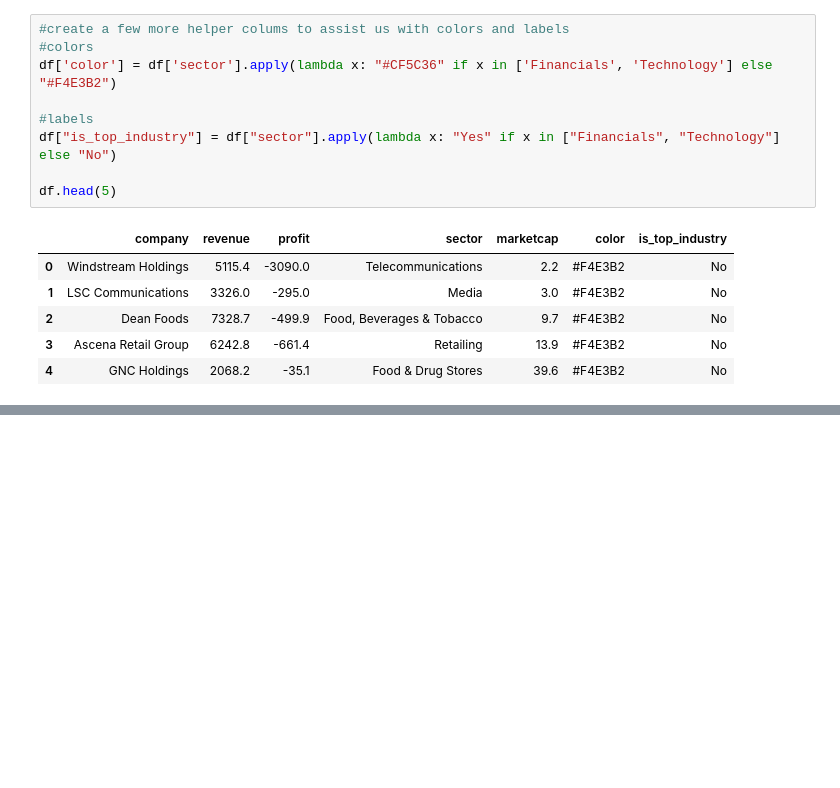
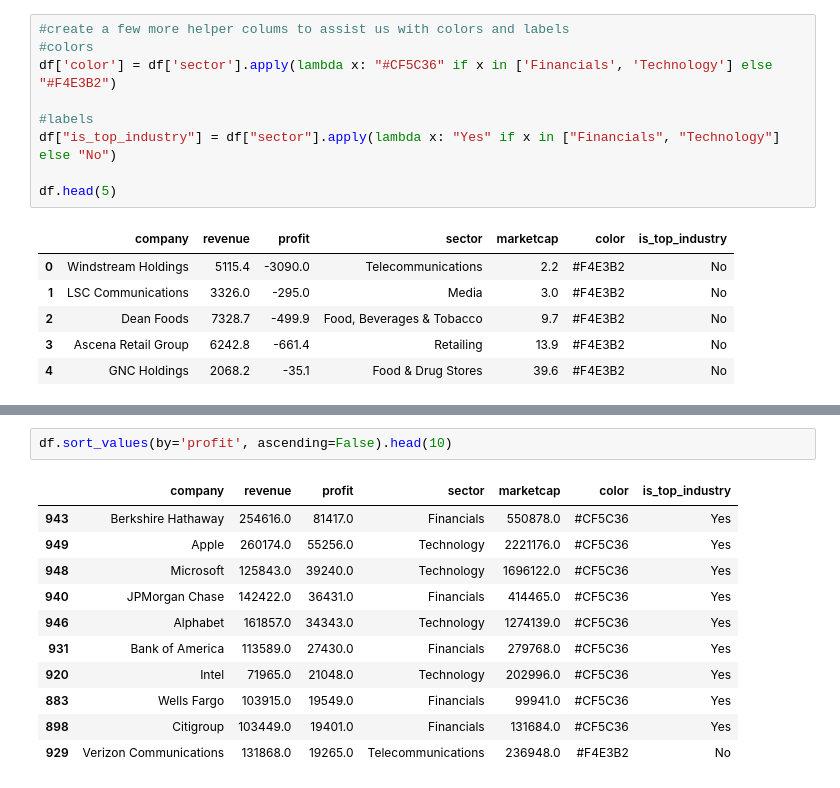
Before and after one commit to njaafa/Tell-your-story---Data-VIZ, a Jupyter notebook: Tell_your_story_Fortune_1000.ipynb, the cells around one changed output, grey strips where cells are left out. Drawn from its saved outputs; the diff is of its cells as text; blank space fills up the shorter version.

```diff
--- a/Tell_your_story_Fortune_1000.ipynb
+++ b/Tell_your_story_Fortune_1000.ipynb
@@ -93,3 +93,17 @@ fig.add_annotation(
 fig.show()
 # %% [output]
 [interactive output not drawn]
+# %%
+df.sort_values(by='profit', ascending=False).head(10)
+# %% [output]
+|  | company | revenue | profit | sector | marketcap | color | is_top_industry |
+| 943 | Berkshire Hathaway | 254616.0 | 81417.0 | Financials | 550878.0 | #CF5C36 | Yes |
+| 949 | Apple | 260174.0 | 55256.0 | Technology | 2221176.0 | #CF5C36 | Yes |
+| 948 | Microsoft | 125843.0 | 39240.0 | Technology | 1696122.0 | #CF5C36 | Yes |
+| 940 | JPMorgan Chase | 142422.0 | 36431.0 | Financials | 414465.0 | #CF5C36 | Yes |
+| 946 | Alphabet | 161857.0 | 34343.0 | Technology | 1274139.0 | #CF5C36 | Yes |
+| 931 | Bank of America | 113589.0 | 27430.0 | Financials | 279768.0 | #CF5C36 | Yes |
+| 920 | Intel | 71965.0 | 21048.0 | Technology | 202996.0 | #CF5C36 | Yes |
+| 883 | Wells Fargo | 103915.0 | 19549.0 | Financials | 99941.0 | #CF5C36 | Yes |
+| 898 | Citigroup | 103449.0 | 19401.0 | Financials | 131684.0 | #CF5C36 | Yes |
+| 929 | Verizon Communications | 131868.0 | 19265.0 | Telecommunications | 236948.0 | #F4E3B2 | No |
```
